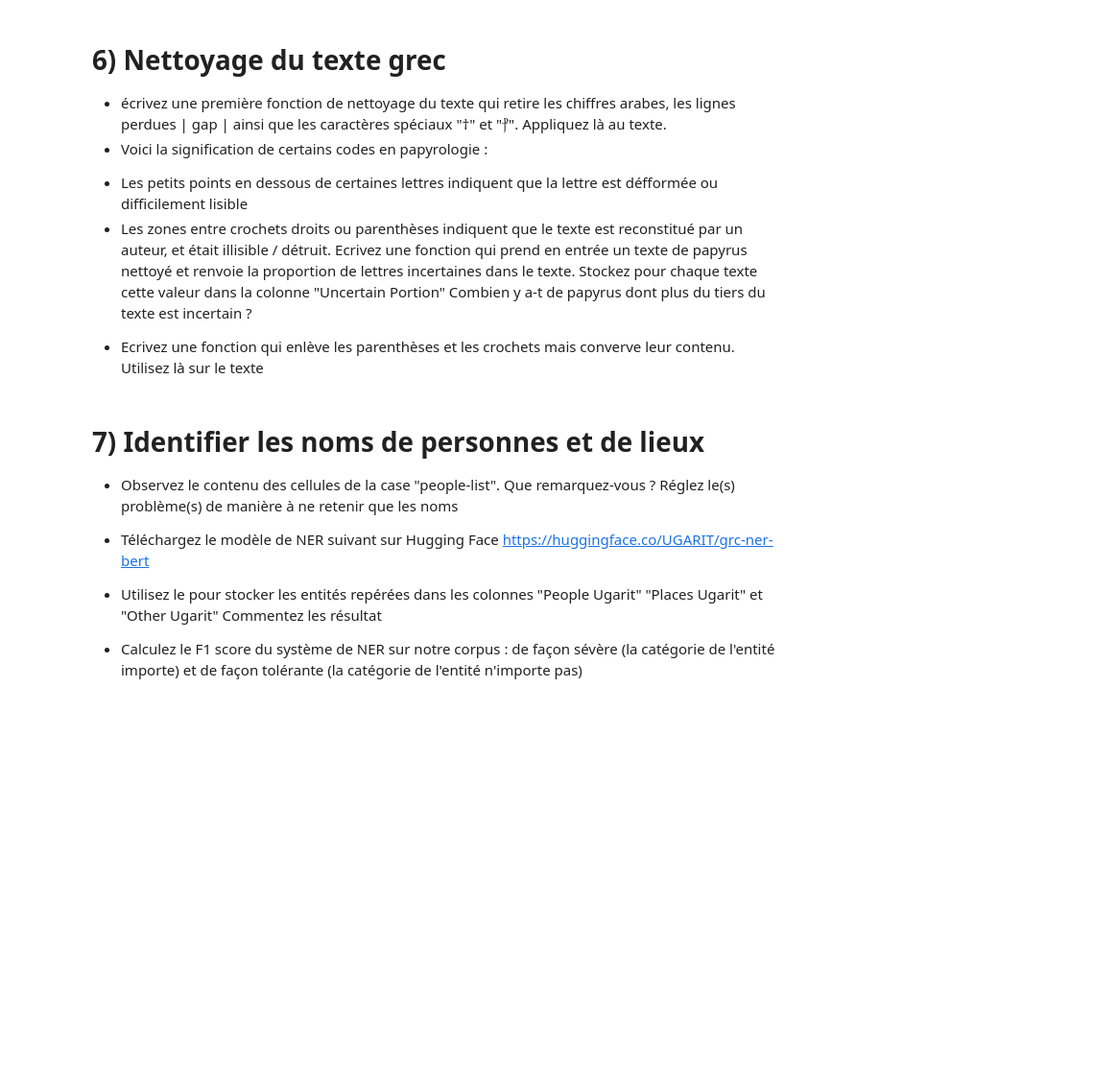
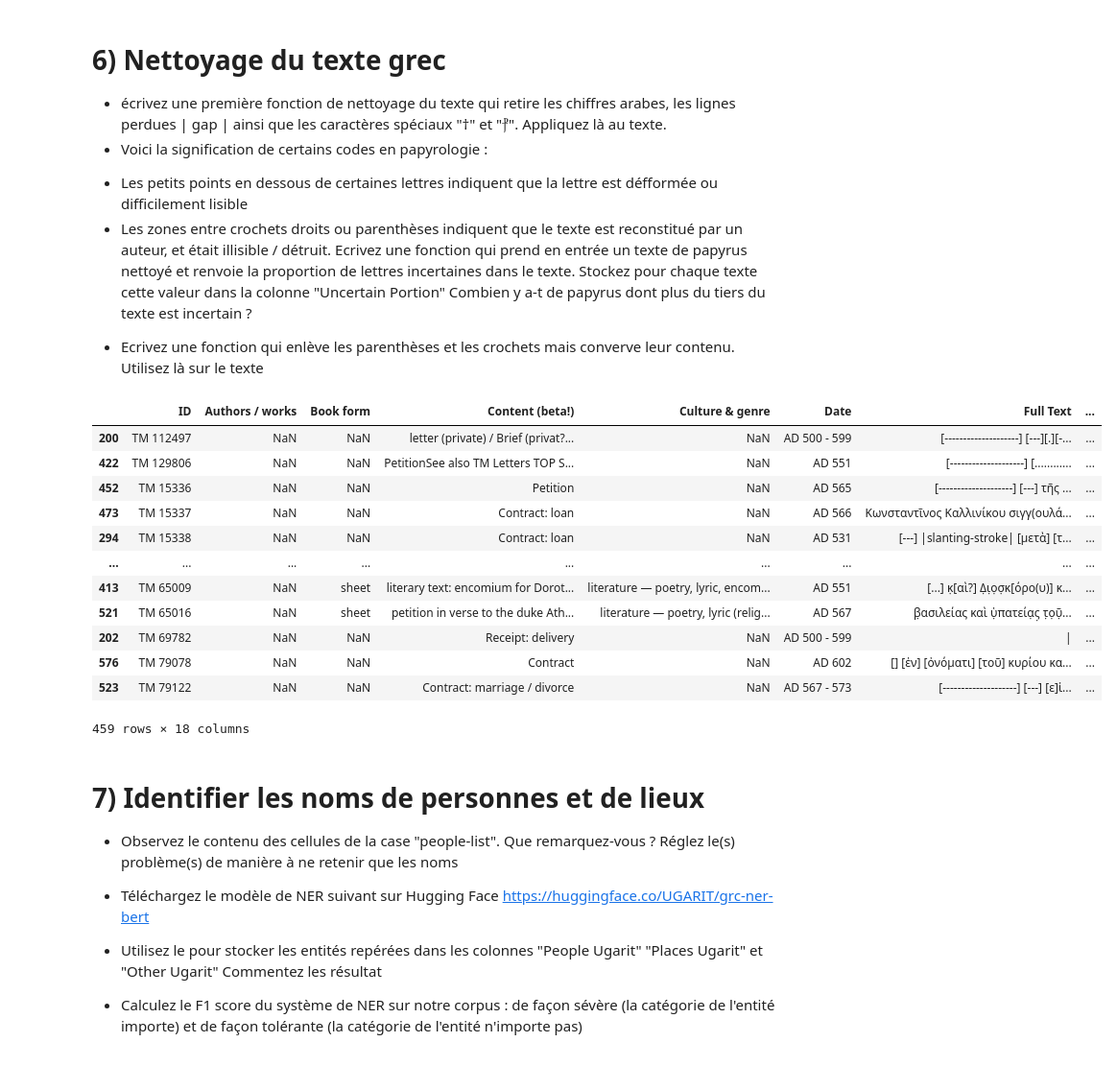
Before and after one commit to CourantEnCourant/INALCO_Inalco_M2_langage_de_scripts_2024_eleves, a Jupyter notebook: scripts/project2.ipynb, the cells around one changed output. Shown at 96% size. Saved outputs shown, nothing was run; the diff lists cells and outputs as text; code cells hidden in the pictures; blank space fills up the shorter version.

```diff
--- a/scripts/project2.ipynb
+++ b/scripts/project2.ipynb
@@ -239,6 +279,26 @@ plt.show()
  Combien y a-t de papyrus dont plus du tiers du texte est incertain ?
 
 * Ecrivez une fonction qui enlève les parenthèses et les crochets mais converve leur contenu. Utilisez là sur le texte
+# %%
+weird_characters = r"[\d†⳨]||gap=.+|"
+
+papyrus_sorted["Full Text"] = papyrus_sorted["Full Text"].str.replace(weird_characters, "", regex=True)
+# %%
+papyrus_sorted
+# %% [output]
+|  | ID | Authors / works | Book form | Content (beta!) | Culture & genre | Date | Full Text | ... |
+| 200 | TM 112497 | NaN | NaN | letter (private) / Brief (privat?... | NaN | AD 500 - 599 | [--------------------] [---][.][-... | ... |
+| 422 | TM 129806 | NaN | NaN | PetitionSee also TM Letters TOP S... | NaN | AD 551 | [--------------------] [............ | ... |
+| 452 | TM 15336 | NaN | NaN | Petition | NaN | AD 565 | [--------------------] [---] τῆς ... | ... |
+| 473 | TM 15337 | NaN | NaN | Contract: loan | NaN | AD 566 | Κωνσταντῖνος Καλλινίκου σιγγ(ουλά... | ... |
+| 294 | TM 15338 | NaN | NaN | Contract: loan | NaN | AD 531 | [---] |slanting-stroke| [μετὰ] [τ... | ... |
+| ... | ... | ... | ... | ... | ... | ... | ... | ... |
+| 413 | TM 65009 | NaN | sheet | literary text: encomium for Dorot... | literature — poetry, lyric, encom... | AD 551 | [...] κ̣[αὶ?] Δ̣ι̣ο̣σ̣κ[όρο(υ)] κ... | ... |
+| 521 | TM 65016 | NaN | sheet | petition in verse to the duke Ath... | literature — poetry, lyric (relig... | AD 567 | β̣ασιλείας καὶ ὑ̣πατεία̣ς̣ τ̣ο̣ῦ̣... | ... |
+| 202 | TM 69782 | NaN | NaN | Receipt: delivery | NaN | AD 500 - 599 | | | ... |
+| 576 | TM 79078 | NaN | NaN | Contract | NaN | AD 602 | [] [ἐν] [ὀνόματι] [τοῦ] κυρίου κα... | ... |
+| 523 | TM 79122 | NaN | NaN | Contract: marriage / divorce | NaN | AD 567 - 573 | [--------------------] [---] [ε]ἰ... | ... |
+459 rows × 18 columns
 # %% [markdown]
 # 7) Identifier les noms de personnes et de lieux
 
```
Also changed, not shown: parts of 5 cells of this notebook.
